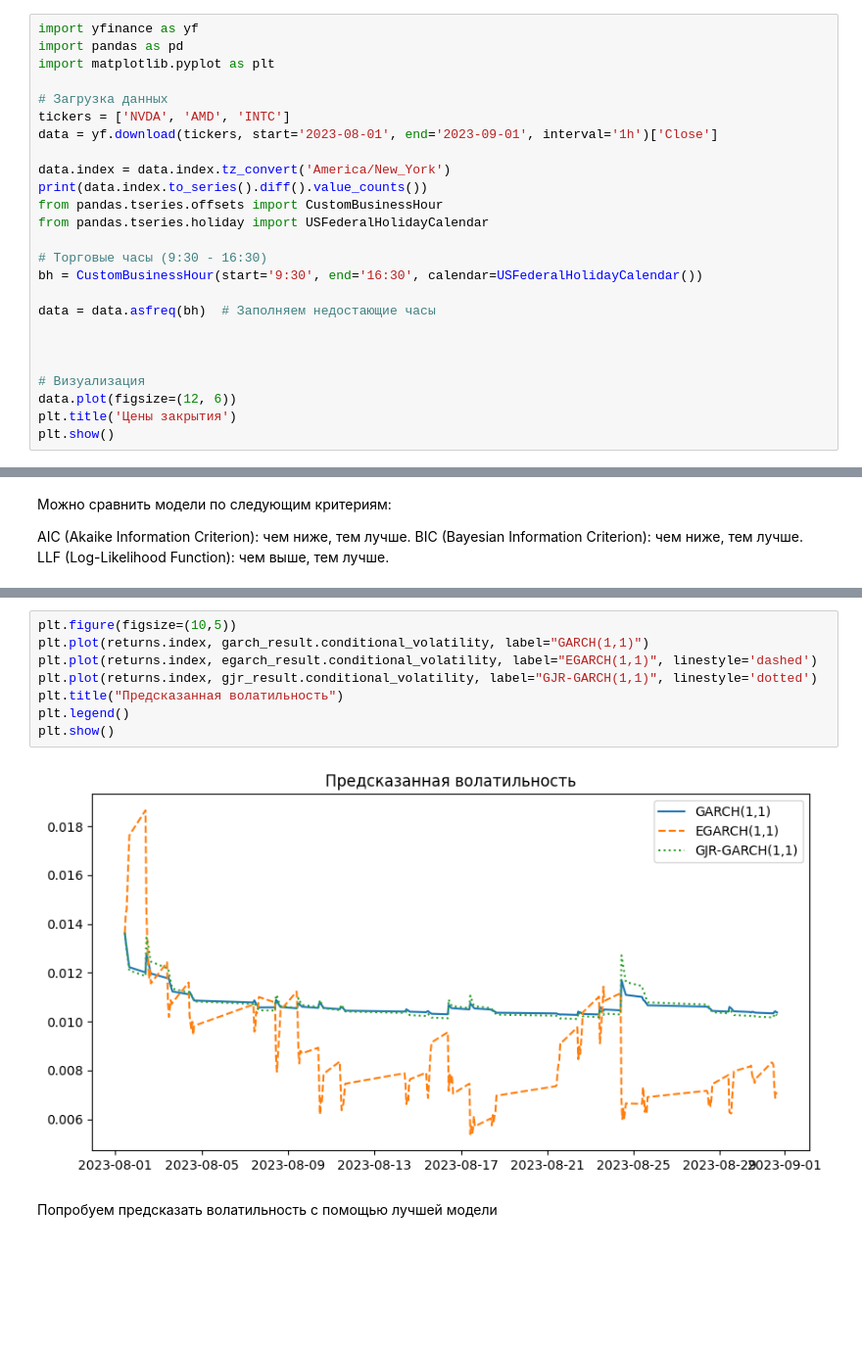
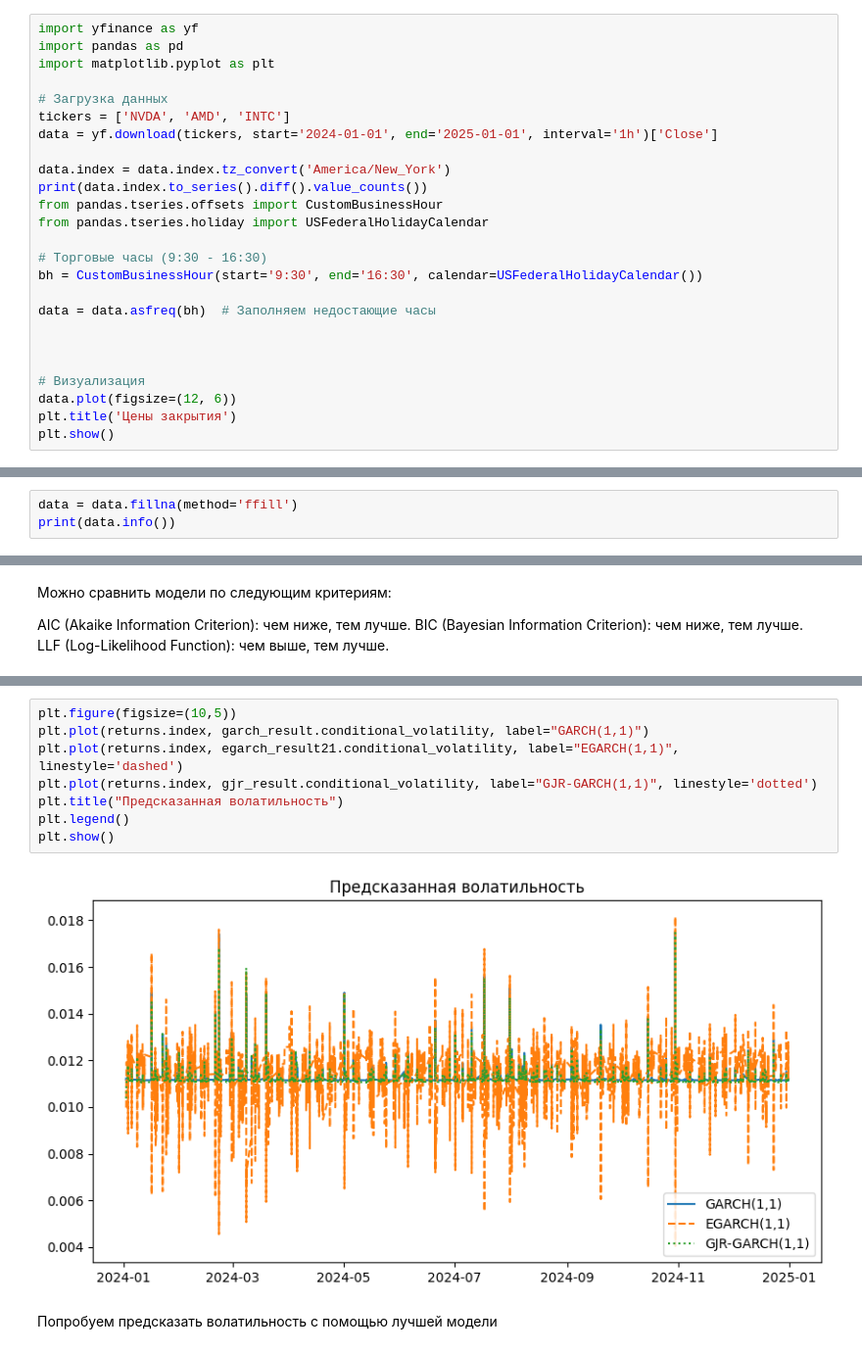
Before and after one commit to goralex02/time-series-project, a Jupyter notebook: stock_price_prediction.ipynb, the cells around one changed output, grey strips where cells are left out. Shown at 98% size. Drawn from its saved outputs; the diff is of its cells as text; blank space fills up the shorter version.

```diff
--- a/stock_price_prediction.ipynb
+++ b/stock_price_prediction.ipynb
@@ -31,7 +31,7 @@ import matplotlib.pyplot as plt
 
 # Загрузка данных
 tickers = ['NVDA', 'AMD', 'INTC']
-data = yf.download(tickers, start='2023-08-01', end='2023-09-01', interval='1h')['Close']
+data = yf.download(tickers, start='2024-01-01', end='2025-01-01', interval='1h')['Close']
 
 data.index = data.index.tz_convert('America/New_York')
 print(data.index.to_series().diff().value_counts())
@@ -121,0 +130,3 @@ None
+# %%
+data = data.fillna(method='ffill')
+print(data.info())
@@ -915,13 +947,13 @@ print(comparison)#.sort_values("AIC"))
 # %%
 plt.figure(figsize=(10,5))
 plt.plot(returns.index, garch_result.conditional_volatility, label="GARCH(1,1)")
-plt.plot(returns.index, egarch_result.conditional_volatility, label="EGARCH(1,1)", linestyle='dashed')
+plt.plot(returns.index, egarch_result21.conditional_volatility, label="EGARCH(1,1)", linestyle='dashed')
 plt.plot(returns.index, gjr_result.conditional_volatility, label="GJR-GARCH(1,1)", linestyle='dotted')
 plt.title("Предсказанная волатильность")
 plt.legend()
 plt.show()
 # %% [output]
-[figure, old version]
+[figure, new version]
 # %% [markdown]
 Попробуем предсказать волатильность с помощью лучшей модели
 # %%
```
Also changed, not shown: parts of 78 cells of this notebook.
